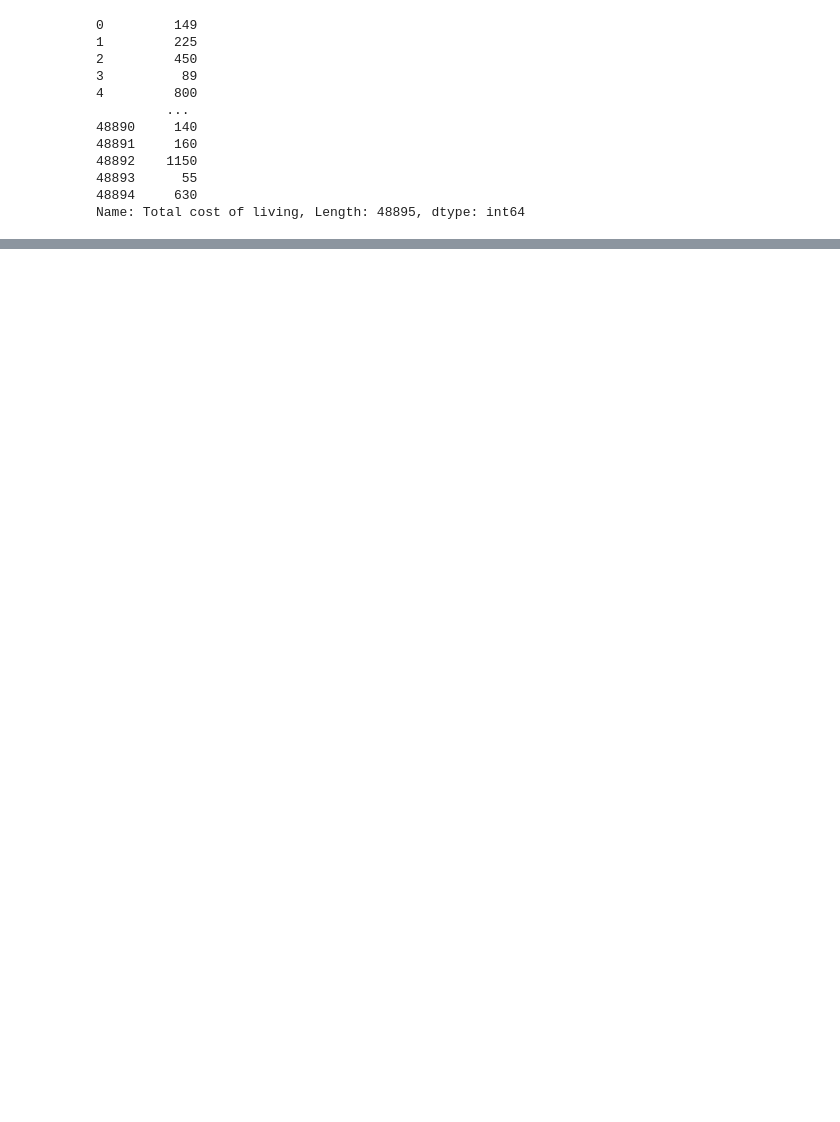
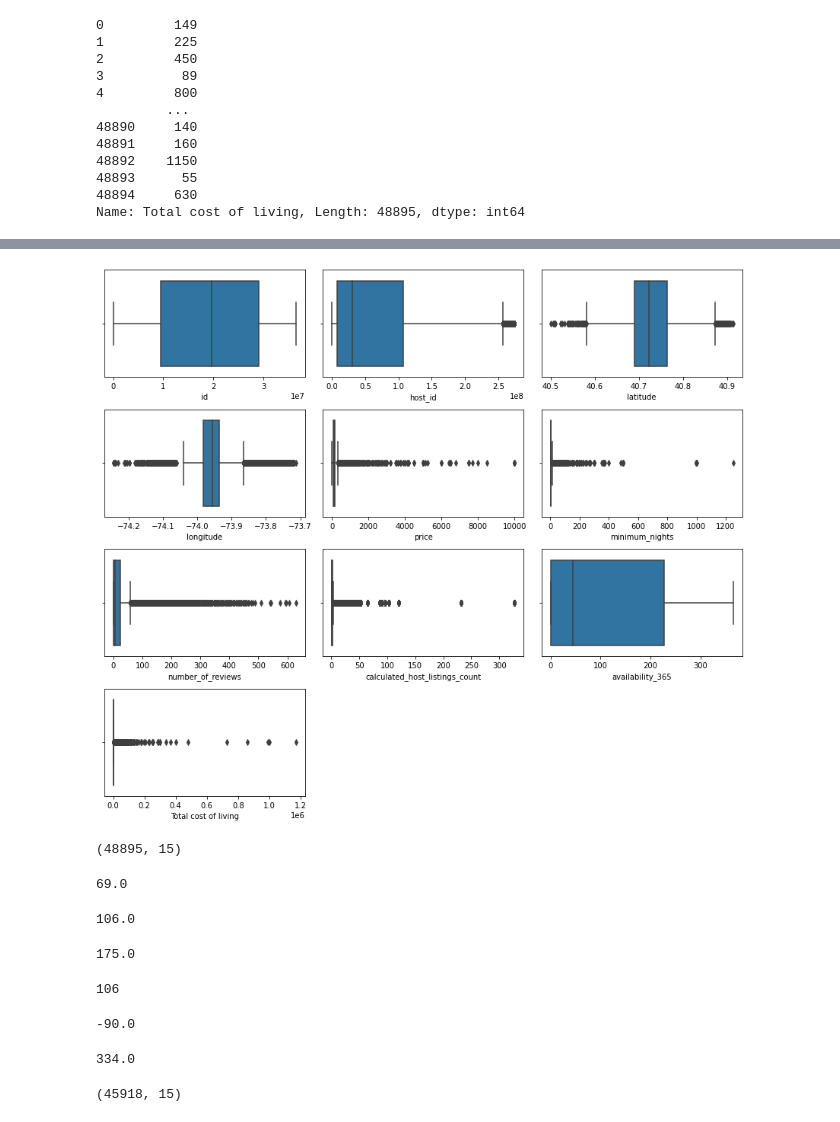
Before and after one commit to ArunPrasath1205/Analysis-using-Python, a Jupyter notebook: Airbnb_Bookings_Analysis_.ipynb, the cells around one changed output, grey strips where cells are left out. Drawn from its saved outputs; the diff is of its cells as text; code cells hidden in the pictures; blank space fills up the shorter version.

```diff
--- a/Airbnb_Bookings_Analysis_.ipynb
+++ b/Airbnb_Bookings_Analysis_.ipynb
@@ -215,0 +236,39 @@ Name: Total cost of living, Length: 48895, dtype: int64
+# %%
+n=1
+plt.figure(figsize=(12,15))
+for i in range(15):
+  if df.iloc[:,i].dtype == int or df.iloc[:,i].dtype== float:
+    plt.subplot(6,3,n)
+    n+=1
+    sns.boxplot(df.iloc[:,i])
+    plt.tight_layout();
+# %% [output]
+[figure, added]
+# %%
+df.shape
+# %% [output]
+(48895, 15)
+# %%
+np.percentile(df['price'],25)
+# %% [output]
+69.0
+# %%
+np.percentile(df['price'],50)
+# %% [output]
+106.0
+# %%
+np.percentile(df['price'],75)
+# %% [output]
+175.0
+# %%
+175-69
+# %% [output]
+106
+# %%
+69-(1.5*106)
+# %% [output]
+-90.0
+# %%
+175+(1.5*106)
+# %% [output]
+334.0
@@ -215,0 +291,4 @@ Name: Total cost of living, Length: 48895, dtype: int64
+# %%
+df.shape
+# %% [output]
+(45918, 15)
```
Also changed, not shown: parts of 8 cells of this notebook.
